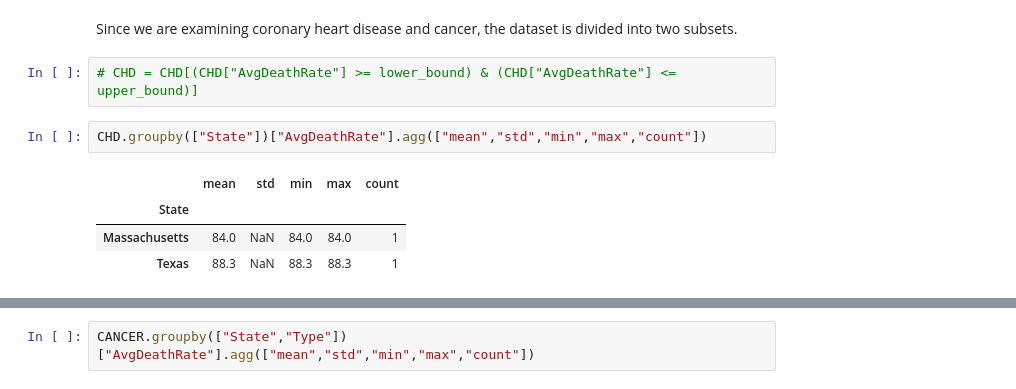
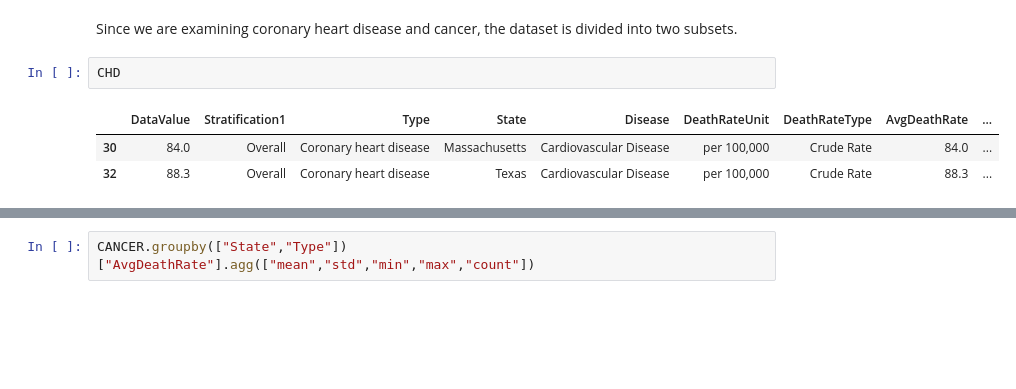
Before and after one commit to Nick-2003/cpsc368_knm_project, a Jupyter notebook: cpsc_368_project_knm_disease.ipynb, the cells around one changed output, grey strips where cells are left out. Cells and saved outputs as stored; diff of their text form; blank space fills up the shorter version.

```diff
--- a/cpsc_368_project_knm_disease.ipynb
+++ b/cpsc_368_project_knm_disease.ipynb
@@ -141,11 +121,8 @@ CANCER
 # %% [markdown]
 Since we are examining coronary heart disease and cancer, the dataset is divided into two subsets.
-# %%
-# CHD = CHD[(CHD["AvgDeathRate"] >= lower_bound) & (CHD["AvgDeathRate"] <= upper_bound)]
 # %%
-CHD.groupby(["State"])["AvgDeathRate"].agg(["mean","std","min","max","count"])
+CHD
 # %% [output]
-|  | mean | std | min | max | count |
-| State |  |  |  |  |  |
-| Massachusetts | 84.0 | NaN | 84.0 | 84.0 | 1 |
-| Texas | 88.3 | NaN | 88.3 | 88.3 | 1 |
+|  | DataValue | Stratification1 | Type | State | Disease | DeathRateUnit | DeathRateType | AvgDeathRate | ... |
+| 30 | 84.0 | Overall | Coronary heart disease | Massachusetts | Cardiovascular Disease | per 100,000 | Crude Rate | 84.0 | ... |
+| 32 | 88.3 | Overall | Coronary heart disease | Texas | Cardiovascular Disease | per 100,000 | Crude Rate | 88.3 | ... |
```
Also changed, not shown: parts of 15 cells of this notebook, 1 other file.
